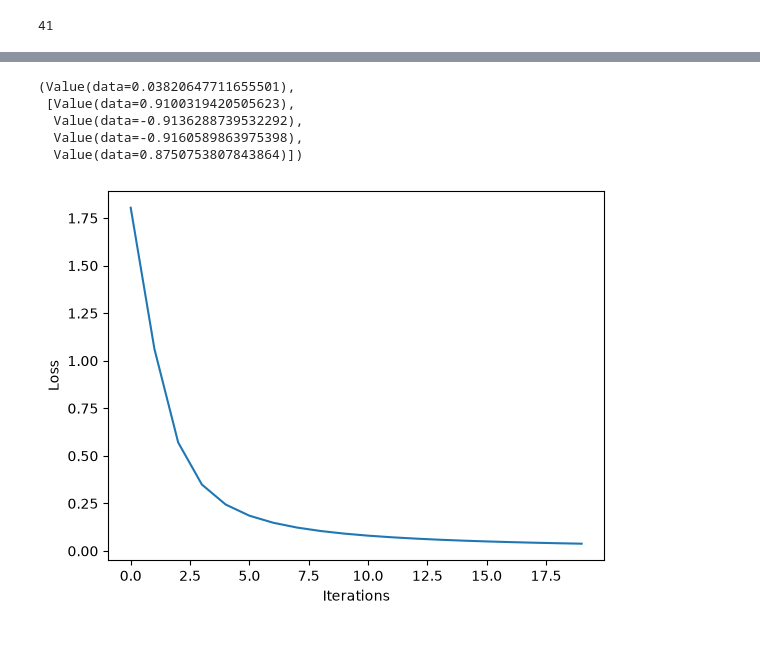
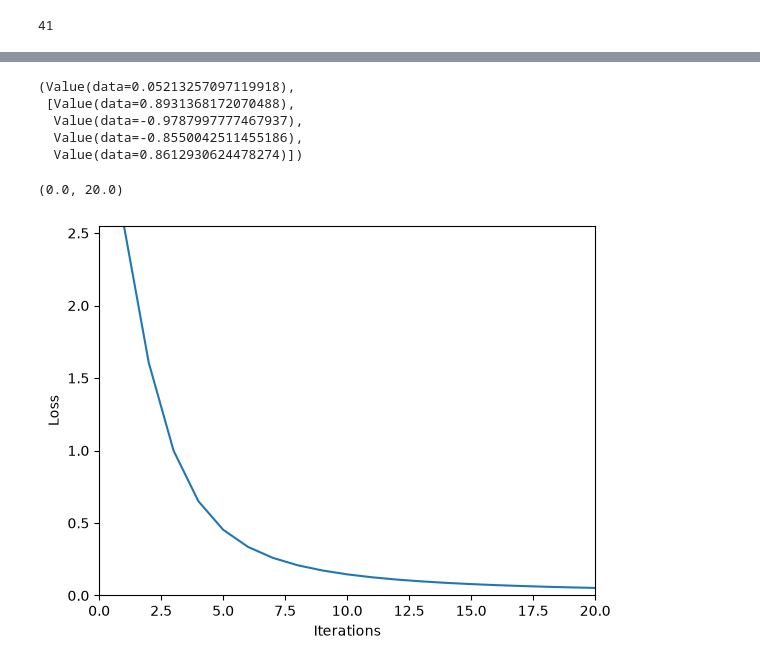
Before and after one commit to chabi-fin/learn_ml, a Jupyter notebook: courses/zero-to-hero/implement_backpropagation.ipynb, the cells around one changed output, grey strips where cells are left out. Drawn from its saved outputs; the diff is of its cells as text; code cells hidden in the pictures.

```diff
--- a/courses/zero-to-hero/implement_backpropagation.ipynb
+++ b/courses/zero-to-hero/implement_backpropagation.ipynb
@@ -490,6 +490,7 @@ n.layers[0].neurons[0].w[0].data
 # %%
+iterations = 20
 losses = []
-for k in range(20):
+for k in range(iterations):
 
     # forward pass
     ypred = [n(x) for x in xs]
@@ -509,15 +510,17 @@ for k in range(20):
     losses.append(loss.data)
 loss, ypred
 # %% [output]
-(Value(data=0.03820647711655501),
- [Value(data=0.9100319420505623),
-  Value(data=-0.9136288739532292),
-  Value(data=-0.9160589863975398),
-  Value(data=0.8750753807843864)])
+(Value(data=0.05213257097119918),
+ [Value(data=0.8931368172070488),
+  Value(data=-0.9787997777467937),
+  Value(data=-0.8550042511455186),
+  Value(data=0.8612930624478274)])
 # %%
-plt.plot(range(20), losses)
+plt.plot(np.arange(1,iterations+1), losses)
 plt.xlabel("Iterations")
 plt.ylabel("Loss")
-plt.ylim = [0, max(losses)]
+plt.ylim(0, max(losses))
+plt.xlim(0, iterations)
 # %% [output]
+(0.0, 20.0)
-[figure, old version]
+[figure, new version]
```
Also changed, not shown: parts of 4 cells of this notebook, 3 other files.
